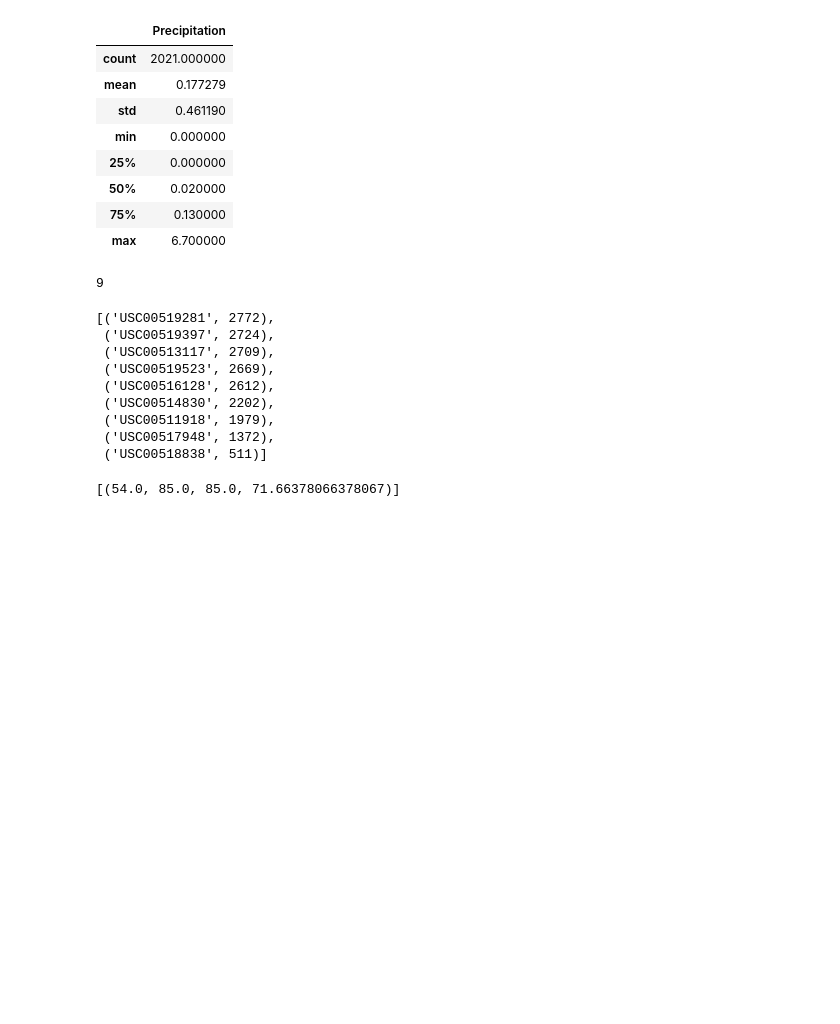
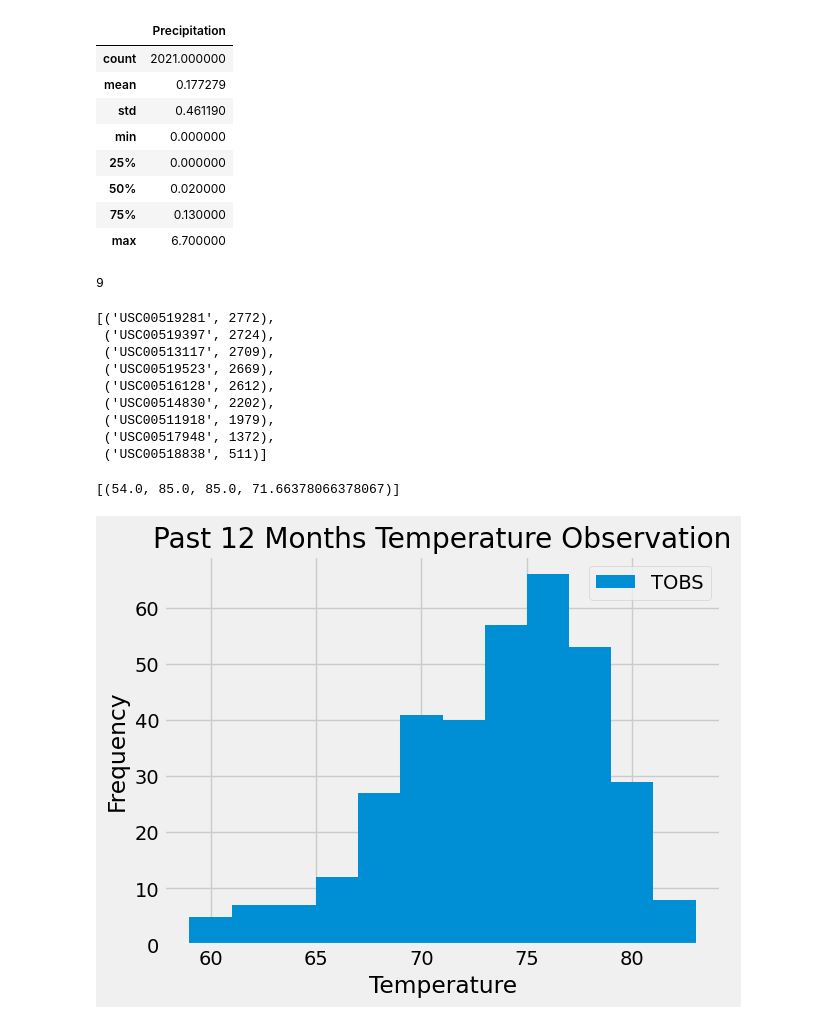
Before and after one commit to HayleyParnell/sqlalchemy-challenge, a Jupyter notebook: SurfsUp/Untitled.ipynb, the cells around one changed output. Drawn from its saved outputs; the diff is of its cells as text; code cells hidden in the pictures; blank space fills up the shorter version.

```diff
--- a/SurfsUp/Untitled.ipynb
+++ b/SurfsUp/Untitled.ipynb
@@ -145,6 +145,22 @@ temperature_stats
 # %%
 # Using the most active station id
 # Query the last 12 months of temperature observation data for this station and plot the results as a histogram
+tobs_data = session.query(Measurement.date, Measurement.tobs)\
+    .filter(Measurement.station == most_active_station_id)\
+    .filter(Measurement.date>= one_year_ago)\
+    .filter(Measurement.date <= most_recent_date)\
+    .all()
+
+#plot data has a histogram
+df_tobs = pd.DataFrame(tobs_data, columns=['Date', 'Temperature'])
+plt.hist(df_tobs['Temperature'], bins=12, label='TOBS')
+plt.xlabel('Temperature')
+plt.ylabel('Frequency')
+plt.title('Past 12 Months Temperature Observation')
+plt.legend()
+plt.show()
+# %% [output]
+[figure, added]
 # %%
 # Close Session
 session.close()
```
Also changed, not shown: parts of 8 cells of this notebook.
